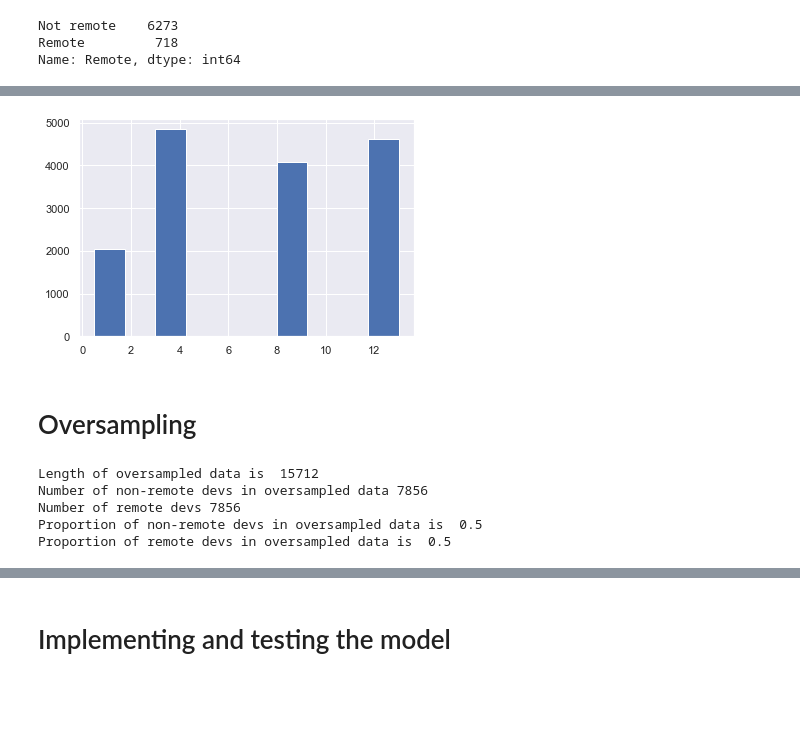
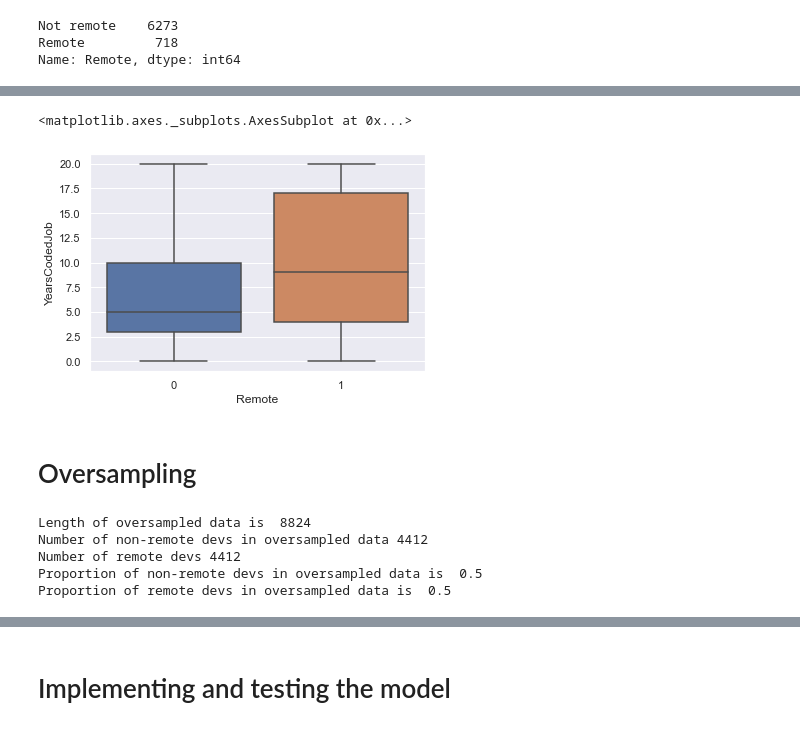
Before and after one commit to jvfe/ml4humans-exercises, a Jupyter notebook: 2.2/devs_Logreg.ipynb, the cells around one changed output, grey strips where cells are left out. Cells and saved outputs as stored; diff of their text form; code cells hidden in the pictures; blank space fills up the shorter version.

```diff
--- a/2.2/devs_Logreg.ipynb
+++ b/2.2/devs_Logreg.ipynb
@@ -156,8 +145,8 @@ plt.show()
-# %%
-data_clean['experience_midpoint'].hist()
-plt.show()
-# %% [output]
-[figure, removed]
+# %%
+sns.boxplot(x="Remote", y="YearsCodedJob", data=data_bin)
+# %% [output]
+<matplotlib.axes._subplots.AxesSubplot at 0x...>
+[figure, added]
 # %% [markdown]
 # Oversampling
 # %%
@@ -173,16 +159,16 @@ columns = X_train.columns
 # %%
 os_data_X,os_data_y=os.fit_sample(X_train, y_train)
 os_data_X = pd.DataFrame(data=os_data_X,columns=columns )
-os_data_y= pd.DataFrame(data=os_data_y,columns=['remote'])
+os_data_y= pd.DataFrame(data=os_data_y,columns=['Remote'])
 
 print("Length of oversampled data is ",len(os_data_X))
-print("Number of non-remote devs in oversampled data",len(os_data_y[os_data_y['remote']==0]))
-print("Number of remote devs",len(os_data_y[os_data_y['remote']==1]))
-print("Proportion of non-remote devs in oversampled data is ",len(os_data_y[os_data_y['remote']==0])/len(os_data_X))
-print("Proportion of remote devs in oversampled data is ",len(os_data_y[os_data_y['remote']==1])/len(os_data_X))
+print("Number of non-remote devs in oversampled data",len(os_data_y[os_data_y['Remote']==0]))
+print("Number of remote devs",len(os_data_y[os_data_y['Remote']==1]))
+print("Proportion of non-remote devs in oversampled data is ",len(os_data_y[os_data_y['Remote']==0])/len(os_data_X))
+print("Proportion of remote devs in oversampled data is ",len(os_data_y[os_data_y['Remote']==1])/len(os_data_X))
 # %% [output]
-Length of oversampled data is  15712
-Number of non-remote devs in oversampled data 7856
-Number of remote devs 7856
+Length of oversampled data is  8824
+Number of non-remote devs in oversampled data 4412
+Number of remote devs 4412
 Proportion of non-remote devs in oversampled data is  0.5
 Proportion of remote devs in oversampled data is  0.5
```
Also changed, not shown: parts of 14 cells of this notebook.
